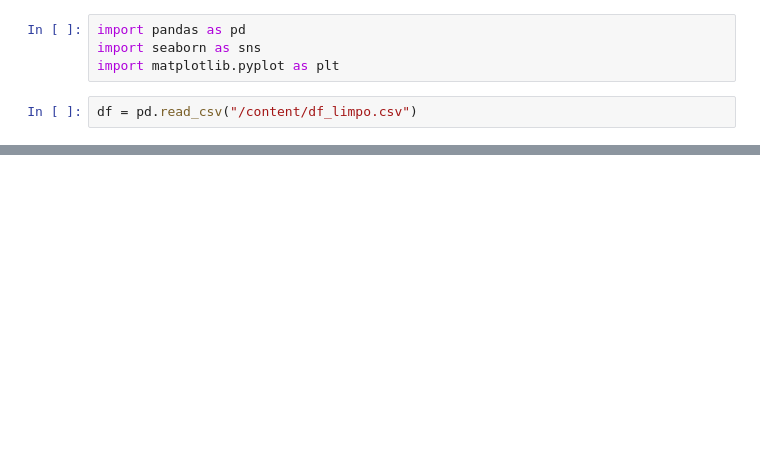
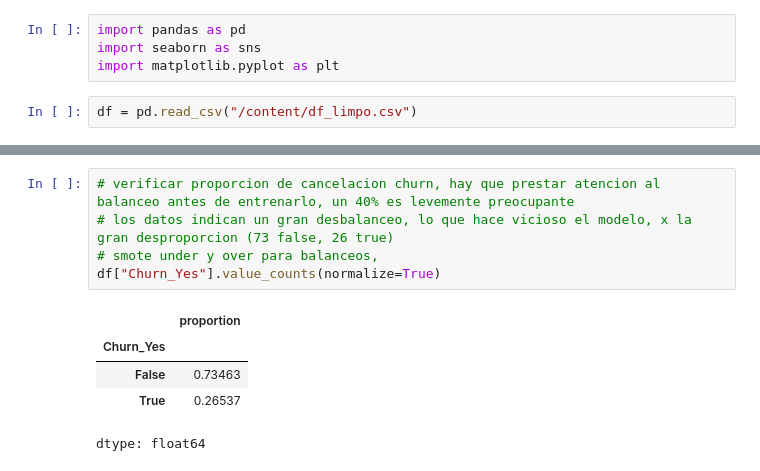
Before and after one commit to Gabriel-muni/Telecom_X_parte2, a Jupyter notebook: Telecom_X_parte2.ipynb, the cells around one changed output, grey strips where cells are left out. Saved outputs shown, nothing was run; the diff lists cells and outputs as text; blank space fills up the shorter version.

```diff
--- a/Telecom_X_parte2.ipynb
+++ b/Telecom_X_parte2.ipynb
@@ -18,0 +75,11 @@ df.head()
+# %%
+# verificar proporcion de cancelacion churn, hay que prestar atencion al balanceo antes de entrenarlo, un 40% es levemente preocupante
+# los datos indican un gran desbalanceo, lo que hace vicioso el modelo, x la gran desproporcion (73 false, 26 true)
+# smote under y over para balanceos,
+df["Churn_Yes"].value_counts(normalize=True)
+# %% [output]
+|  | proportion |
+| Churn_Yes |  |
+| False | 0.73463 |
+| True | 0.26537 |
+dtype: float64
```
Also changed, not shown: parts of 9 cells of this notebook.
